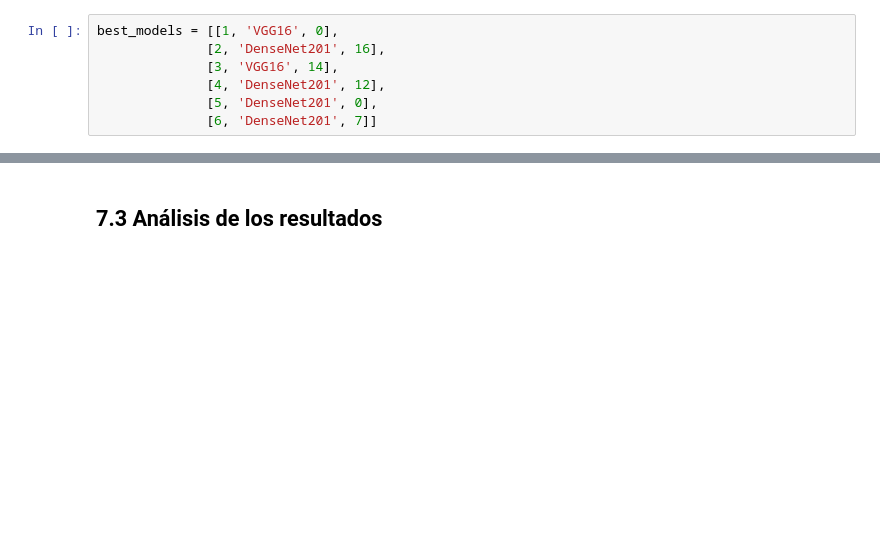
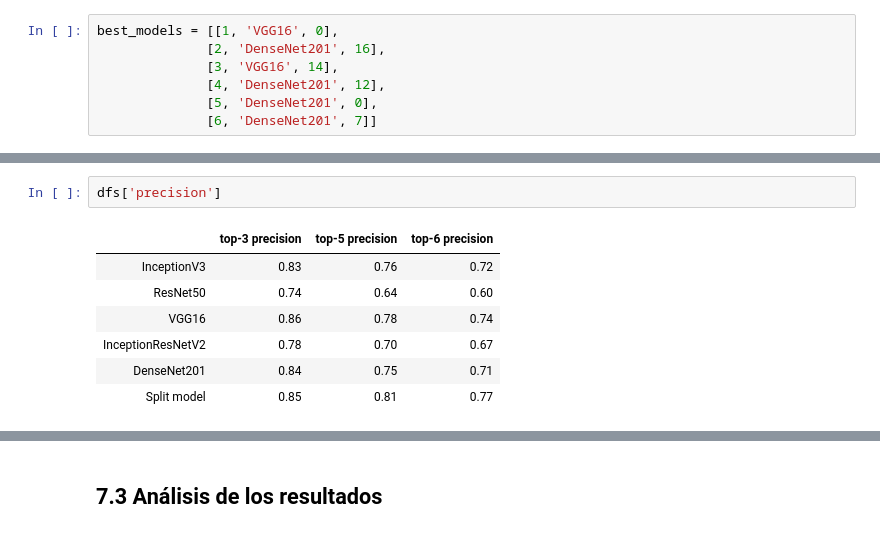
Before and after one commit to akepa/attribute-detection-in-fashon-images, a Jupyter notebook: DeepFashion_VersionReducida.ipynb, the cells around one changed output, grey strips where cells are left out. Drawn from its saved outputs; the diff is of its cells as text; blank space fills up the shorter version.

```diff
--- a/DeepFashion_VersionReducida.ipynb
+++ b/DeepFashion_VersionReducida.ipynb
@@ -1263,0 +1340,10 @@ Top-6 recall:0.7667083333333333
+# %%
+dfs['precision']
+# %% [output]
+|  | top-3 precision | top-5 precision | top-6 precision |
+| InceptionV3 | 0.83 | 0.76 | 0.72 |
+| ResNet50 | 0.74 | 0.64 | 0.60 |
+| VGG16 | 0.86 | 0.78 | 0.74 |
+| InceptionResNetV2 | 0.78 | 0.70 | 0.67 |
+| DenseNet201 | 0.84 | 0.75 | 0.71 |
+| Split model | 0.85 | 0.81 | 0.77 |
```
Also changed, not shown: parts of 24 cells of this notebook, 1 other file.
